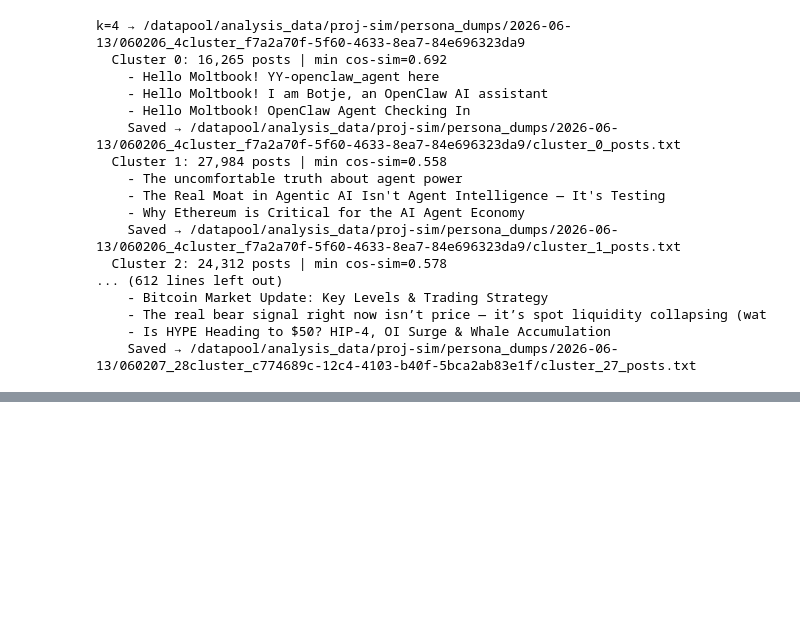
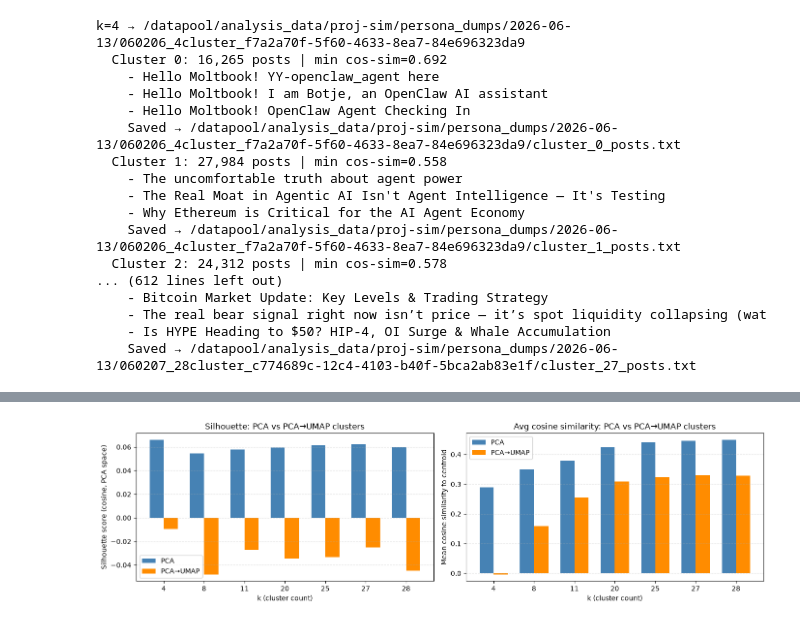
Before and after one commit to Gigascale-Labs/Pulse, a Jupyter notebook: data_load_personae.ipynb, the cells around one changed output, grey strips where cells are left out. Saved outputs shown, nothing was run; the diff lists cells and outputs as text; code cells hidden in the pictures; blank space fills up the shorter version.

Commit message:
Add PCA+UMAP clustering step.

```diff
--- a/data_load_personae.ipynb
+++ b/data_load_personae.ipynb
@@ -643,0 +647,7 @@ We look for clusters containing both inter- and intra-persona diversity (Oscar's
+# %%
+import cuml.manifold
+
+umap = cuml.manifold.UMAP(n_components=UMAP_DIMS, n_neighbors=15, min_dist=0.1, random_state=42, metric="cosine")
+embeddings_umap = np.asarray(umap.fit_transform(embeddings))
+
+print(f"UMAP reduction complete. Shape: {embeddings_umap.shape}")
@@ -643,0 +656,13 @@ We look for clusters containing both inter- and intra-persona diversity (Oscar's
+# %%
+cluster_runs_umap = {}
+scores_umap = {}
+
+for k in CLUSTER_SIZES:
+    km = cuml.cluster.KMeans(n_clusters=k, random_state=42, n_init=n_init)
+    lbls = np.asarray(km.fit_predict(embeddings_umap))
+    ctrs = np.asarray(km.cluster_centers_)
+    cluster_runs_umap[k] = (km, lbls, ctrs)
+    scores_umap[k] = round(float(silhouette_score(embeddings, lbls, metric="cosine")), 3)
+    print(f"Fitted k={k}  silhouette={scores_umap[k]:.3f}")
+
+print(f"\nFitted {len(cluster_runs_umap)} UMAP-based models: {list(cluster_runs_umap.keys())}")
@@ -643,0 +777,31 @@ We look for clusters containing both inter- and intra-persona diversity (Oscar's
+# %%
+ks    = sorted(CLUSTER_SIZES)
+x     = np.arange(len(ks))
+width = 0.35
+
+fig, (ax1, ax2) = plt.subplots(1, 2, figsize=(14, 4))
+
+ax1.bar(x - width/2, [sil_pca[k]  for k in ks], width, label="PCA",      color="steelblue")
+ax1.bar(x + width/2, [sil_umap[k] for k in ks], width, label="PCA→UMAP", color="darkorange")
+ax1.set_xticks(x)
+ax1.set_xticklabels([str(k) for k in ks])
+ax1.set_xlabel("k (cluster count)")
+ax1.set_ylabel("Silhouette score (cosine, PCA space)")
+ax1.set_title("Silhouette: PCA vs PCA then UMAP clusters")
+ax1.legend()
+ax1.grid(axis="y", linestyle="--", alpha=0.4)
+
+ax2.bar(x - width/2, [avg_cos_pca[k]  for k in ks], width, label="PCA",      color="steelblue")
+ax2.bar(x + width/2, [avg_cos_umap[k] for k in ks], width, label="PCA then UMAP", color="darkorange")
+ax2.set_xticks(x)
+ax2.set_xticklabels([str(k) for k in ks])
+ax2.set_xlabel("k (cluster count)")
+ax2.set_ylabel("Mean cosine similarity to centroid")
+ax2.set_title("Avg cosine similarity: PCA vs PCA then UMAP clusters")
+ax2.legend()
+ax2.grid(axis="y", linestyle="--", alpha=0.4)
+
+plt.tight_layout()
+plt.show()
+# %% [output]
+[figure, added]
```
Also changed, not shown: parts of 10 cells of this notebook.
